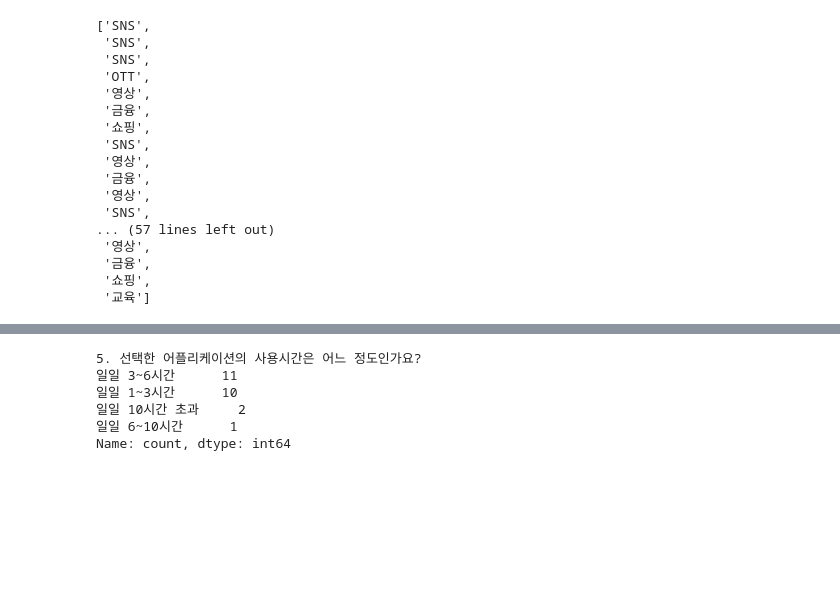
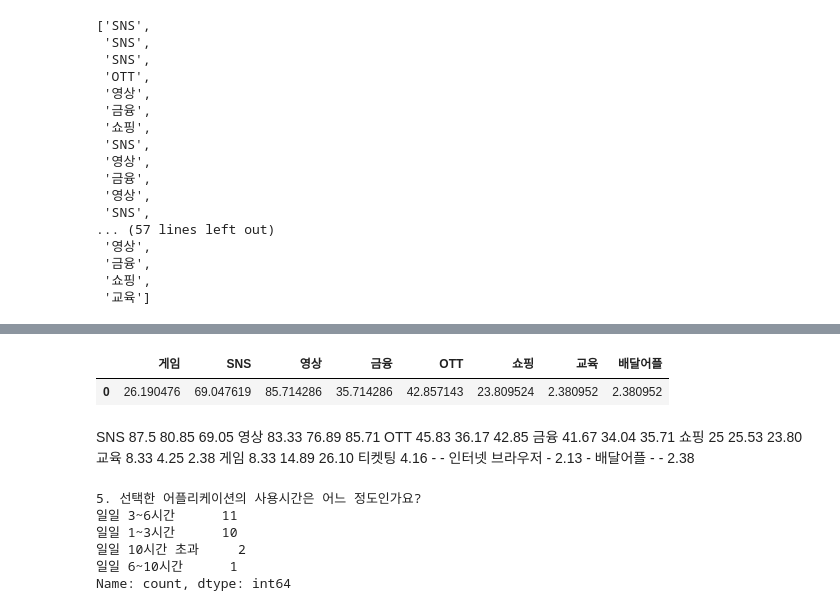
Before and after one commit to hachaeone/kamelo_survey_analysis, a Jupyter notebook: kamelo.ipynb, the cells around one changed output, grey strips where cells are left out. Drawn from its saved outputs; the diff is of its cells as text; code cells hidden in the pictures; blank space fills up the shorter version.

```diff
--- a/kamelo.ipynb
+++ b/kamelo.ipynb
@@ -137,3 +142,21 @@ heavy_df
+# %%
+light_df/42*100
+#sns 사용도 떨어짐
+#영상은 많이 시청
+# %% [output]
+|  | 게임 | SNS | 영상 | 금융 | OTT | 쇼핑 | 교육 | 배달어플 |
+| 0 | 26.190476 | 69.047619 | 85.714286 | 35.714286 | 42.857143 | 23.809524 | 2.380952 | 2.380952 |
+# %% [markdown]
+SNS 87.5 80.85 69.05
+영상 83.33 76.89 85.71
+OTT 45.83 36.17 42.85
+금융 41.67 34.04 35.71
+쇼핑 25 25.53 23.80
+교육 8.33 4.25 2.38
+게임 8.33 14.89 26.10
+티켓팅 4.16 - -
+인터넷 브라우저 - 2.13 -
+배달어플 - - 2.38
 # %%
 heavy_user['5. 선택한 어플리케이션의 사용시간은 어느 정도인가요?'].value_counts()
 #대부분 최대 6시간을 초과하지 않음
```
Also changed, not shown: parts of 2 cells of this notebook.
